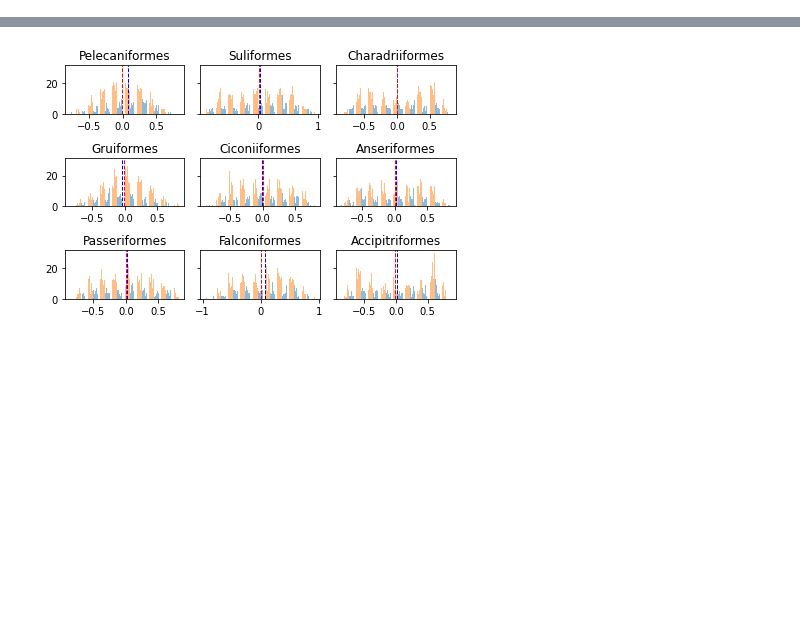
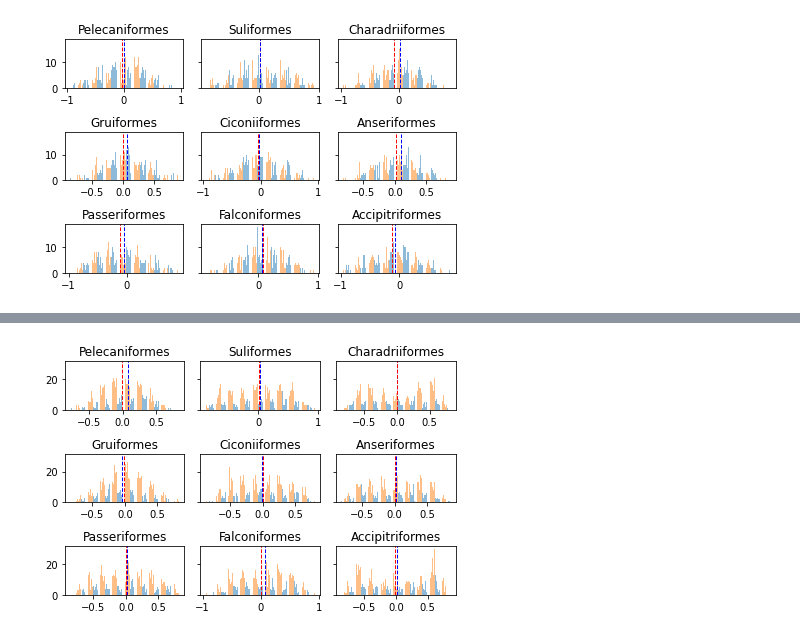
Before and after one commit to kikiyang/HPAI_Bird_world, a Jupyter notebook: Scripts/Correlation_bird_virus_continuous/code/corr_analysis.ipynb, the cells around one changed output, grey strips where cells are left out. Cells and saved outputs as stored; diff of their text form; code cells hidden in the pictures; blank space fills up the shorter version.

```diff
--- a/Scripts/Correlation_bird_virus_continuous/code/corr_analysis.ipynb
+++ b/Scripts/Correlation_bird_virus_continuous/code/corr_analysis.ipynb
@@ -56,0 +109,53 @@ bird_orders = pd.Series([pele,gru,pas,suli,cico,falc,chara,ans,acci],index=['Pel
+# %%
+crr = list()
+p = list()
+
+for v_month in range(12):
+    crr_tmp = pd.DataFrame(np.arange(108).reshape(9, 12), index=['Pelecaniformes','Gruiformes','Passeriformes',
+                           'Suliformes', 'Ciconiiformes', 'Falconiformes',
+                           'Charadriiformes', 'Anseriformes', 'Accipitriformes'],columns=virus_prob.columns)
+    p_tmp = pd.DataFrame(np.arange(108).reshape(9, 12), index=['Pelecaniformes','Gruiformes','Passeriformes',
+                           'Suliformes', 'Ciconiiformes', 'Falconiformes',
+                           'Charadriiformes', 'Anseriformes', 'Accipitriformes'],columns=virus_prob.columns)
+    for i in bird_orders.index:
+        x = bird_orders.loc[i]
+        for b_month in range(1,13):
+            crr_tmp.loc[i,b_month],p_tmp.loc[i,b_month] = stats.spearmanr(virus_prob.iloc[:,v_month].to_numpy(),
+                                                     x.loc[:,b_month].to_numpy(),nan_policy='omit')
+
+    crr.append(crr_tmp)
+    p.append(p_tmp)
+# %%
+'''1. Cross-correlation of virus probablity at Location A and bird probability of each bird order at Location A-1'''
+'''2. Compare the distribution plot and the mean value'''
+fig, axs = plt.subplots(3,3,sharey=True, tight_layout=True)
+r=0
+c=0
+for i in bird_orders.index:
+    x = bird_orders.loc[i]
+    crr_m = virus_prob.copy()
+    crr_m_rand = virus_prob.copy()
+
+    for point in range(len(x)):
+        crr_m.iloc[point,:] = sm.tsa.stattools.ccf(virus_prob.iloc[point,:], x.iloc[point,:], adjusted=False, fft=False)
+        crr_m_rand.iloc[point,:] = sm.tsa.stattools.ccf(virus_prob_shuf.iloc[point,:], x.iloc[point,:], adjusted=False, fft=False)
+
+    crr_m.to_csv(r'../data/2.3.4.4_crosscorr/Monthly2_crr_%s.csv'%i)
+    m = pd.read_csv(r'../data/2.3.4.4_crosscorr/Monthly2_crr_%s.csv'%i)
+    crr_m_rand.to_csv(r'../data/2.3.4.4_crosscorr/Shuf_crr_%s.csv'%i)
+    m_rand = pd.read_csv(r'../data/2.3.4.4_crosscorr/Shuf_crr_%s.csv'%i)
+
+    axs[r,c].hist([m.iloc[:,1],m_rand.iloc[:,1]],bins=100,alpha=0.5)
+    axs[r,c].axvline(m_rand.iloc[:,1].mean(), color='red', linestyle='dashed', linewidth=1)
+    axs[r,c].axvline(m.iloc[:,1].mean(), color='blue', linestyle='dashed', linewidth=1)
+
+
+    axs[r,c].set_title(r'%s'%i)
+
+    if r<2:
+        r += 1
+    elif r==2 and c<2:
+        r = 0
+        c += 1
+# %% [output]
+[figure, added]
```
Also changed, not shown: parts of 10 cells of this notebook, 1 other file.
